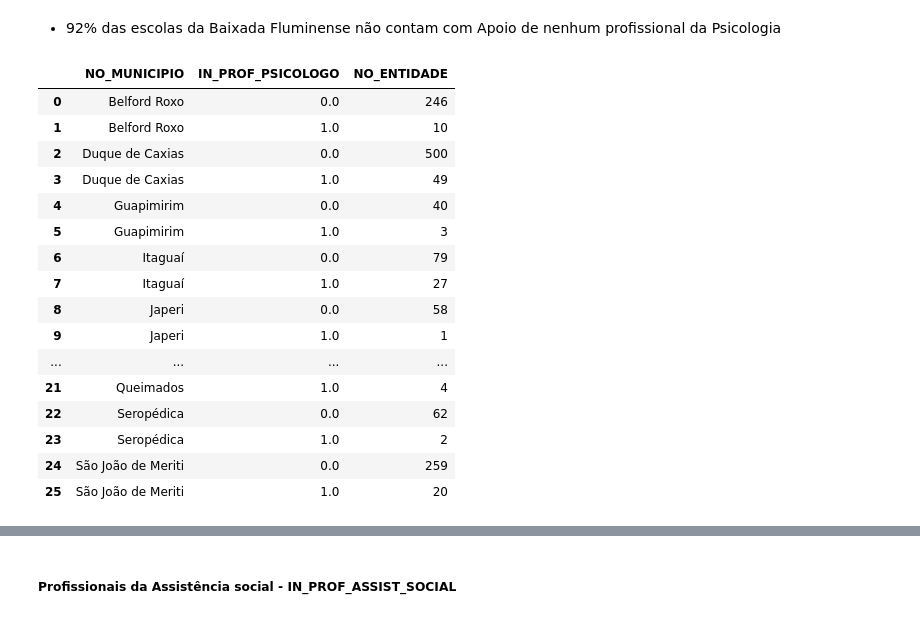
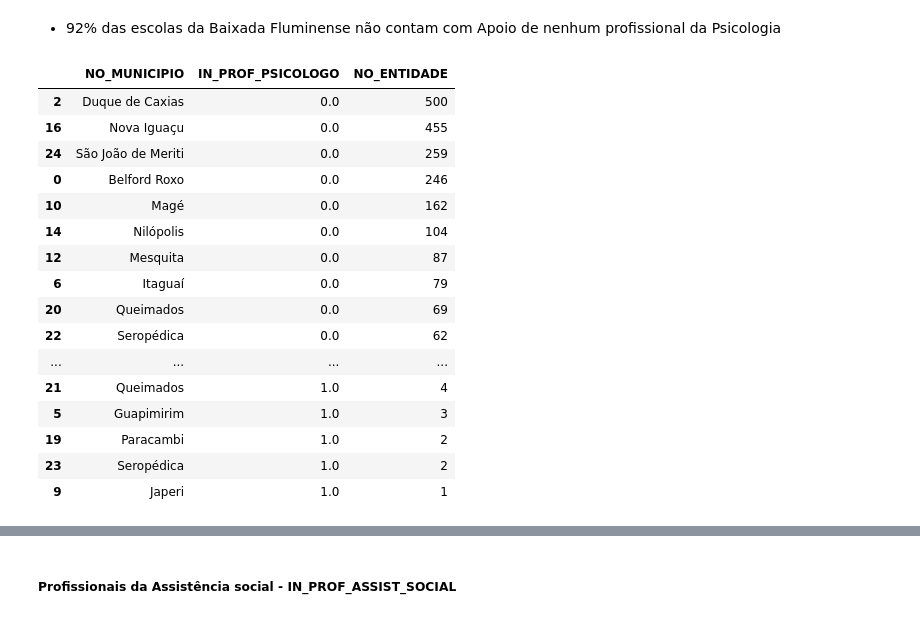
Before and after one commit to CyberBantu/Analise_CensoEscolar_RJ, a Jupyter notebook: Analise_dados_CensoEscolar_RJ.ipynb, the cells around one changed output, grey strips where cells are left out. Saved outputs shown, nothing was run; the diff lists cells and outputs as text; code cells hidden in the pictures.

```diff
--- a/Analise_dados_CensoEscolar_RJ.ipynb
+++ b/Analise_dados_CensoEscolar_RJ.ipynb
@@ -376,23 +378,23 @@ psicologos
 # %%
 # Quantidade de escolas por municipio
 escolas_com_psicologos = baixada[['NO_MUNICIPIO', 'NO_ENTIDADE','IN_PROF_PSICOLOGO']]
-escola_psi = escolas_com_psicologos.groupby(['NO_MUNICIPIO','IN_PROF_PSICOLOGO']).count().reset_index()
+escola_psi = escolas_com_psicologos.groupby(['NO_MUNICIPIO','IN_PROF_PSICOLOGO']).count().reset_index().sort_values(by = 'NO_ENTIDADE', ascending = False)
 escola_psi
 # %% [output]
 |  | NO_MUNICIPIO | IN_PROF_PSICOLOGO | NO_ENTIDADE |
+| 2 | Duque de Caxias | 0.0 | 500 |
+| 16 | Nova Iguaçu | 0.0 | 455 |
+| 24 | São João de Meriti | 0.0 | 259 |
 | 0 | Belford Roxo | 0.0 | 246 |
-| 1 | Belford Roxo | 1.0 | 10 |
-| 2 | Duque de Caxias | 0.0 | 500 |
-| 3 | Duque de Caxias | 1.0 | 49 |
-| 4 | Guapimirim | 0.0 | 40 |
-| 5 | Guapimirim | 1.0 | 3 |
+| 10 | Magé | 0.0 | 162 |
+| 14 | Nilópolis | 0.0 | 104 |
+| 12 | Mesquita | 0.0 | 87 |
 | 6 | Itaguaí | 0.0 | 79 |
-| 7 | Itaguaí | 1.0 | 27 |
-| 8 | Japeri | 0.0 | 58 |
-| 9 | Japeri | 1.0 | 1 |
+| 20 | Queimados | 0.0 | 69 |
+| 22 | Seropédica | 0.0 | 62 |
 | ... | ... | ... | ... |
 | 21 | Queimados | 1.0 | 4 |
-| 22 | Seropédica | 0.0 | 62 |
+| 5 | Guapimirim | 1.0 | 3 |
+| 19 | Paracambi | 1.0 | 2 |
 | 23 | Seropédica | 1.0 | 2 |
-| 24 | São João de Meriti | 0.0 | 259 |
-| 25 | São João de Meriti | 1.0 | 20 |
+| 9 | Japeri | 1.0 | 1 |
```
Also changed, not shown: parts of 14 cells of this notebook.
